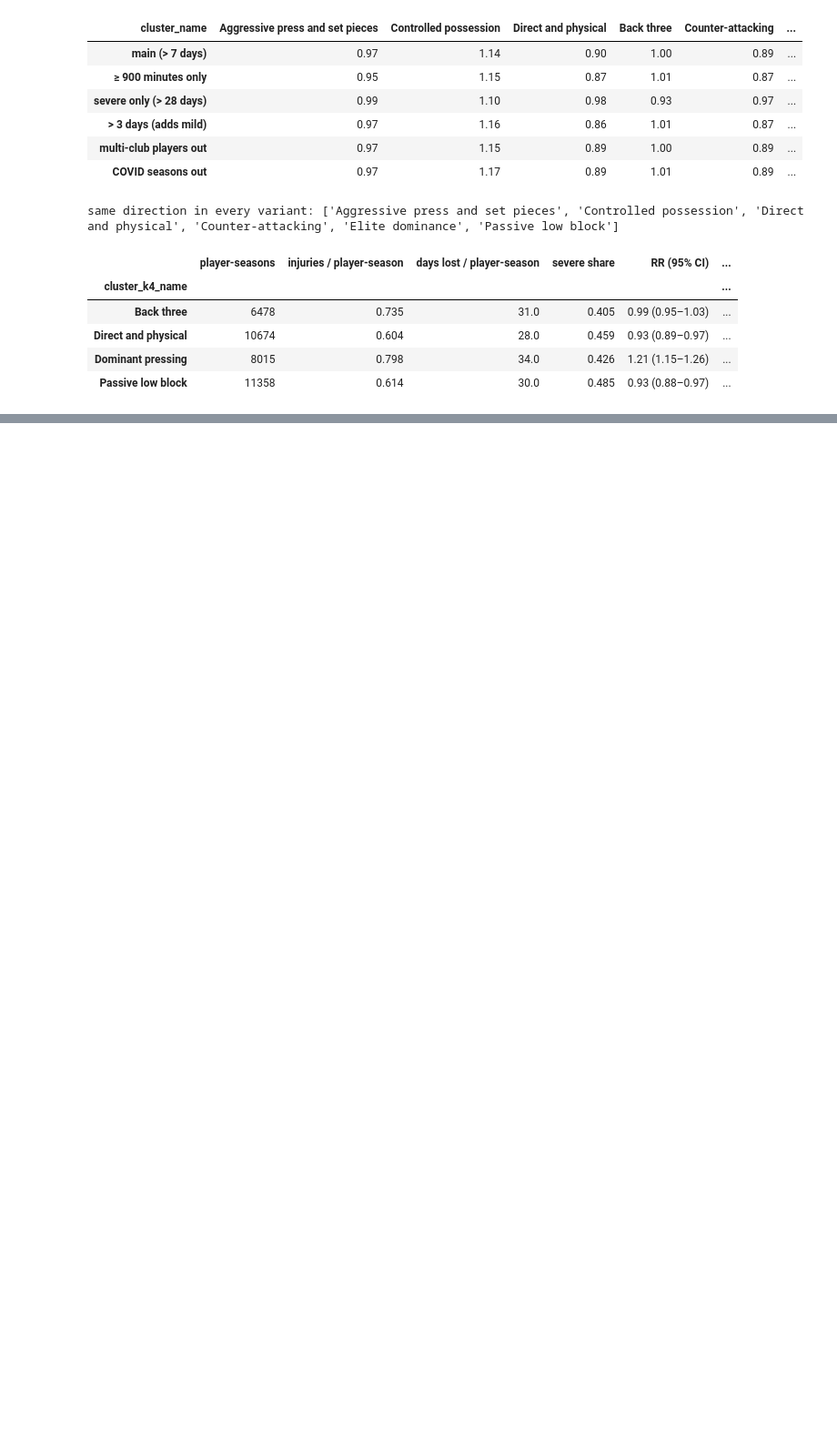
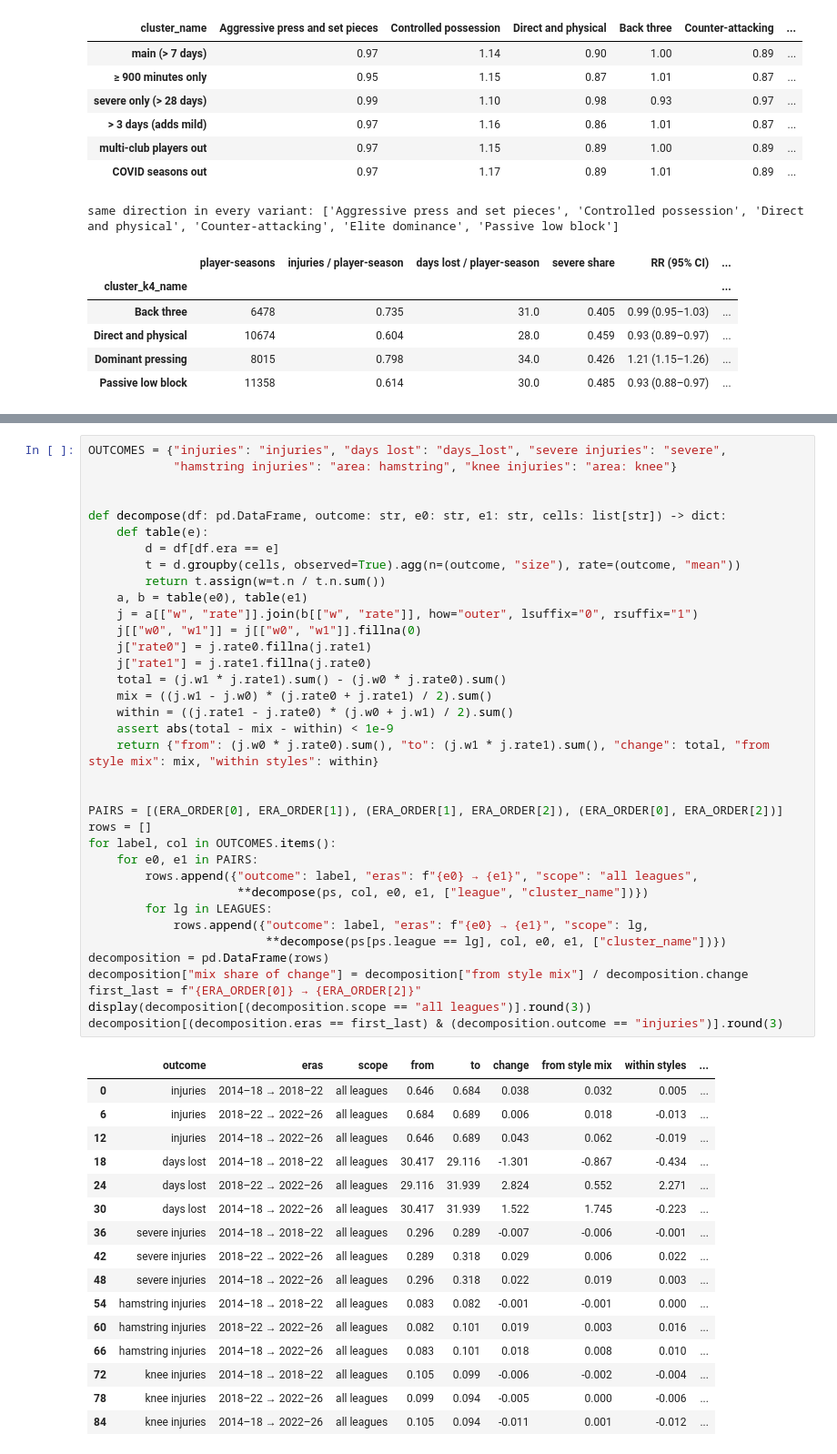
Before and after one commit to Mohammad99Shweiki/football-injuries, a Jupyter notebook: notebooks/05_injury_analysis.ipynb, the cells around one changed output, grey strips where cells are left out. Shown at 91% size. Drawn from its saved outputs; the diff is of its cells as text; blank space fills up the shorter version.

```diff
--- a/notebooks/05_injury_analysis.ipynb
+++ b/notebooks/05_injury_analysis.ipynb
@@ -758,0 +948,53 @@ wrote /Users/mohammadshweiki/Downloads/coding-projects/football-injuries/reports
+# %%
+OUTCOMES = {"injuries": "injuries", "days lost": "days_lost", "severe injuries": "severe",
+            "hamstring injuries": "area: hamstring", "knee injuries": "area: knee"}
+
+
+def decompose(df: pd.DataFrame, outcome: str, e0: str, e1: str, cells: list[str]) -> dict:
+    def table(e):
+        d = df[df.era == e]
+        t = d.groupby(cells, observed=True).agg(n=(outcome, "size"), rate=(outcome, "mean"))
+        return t.assign(w=t.n / t.n.sum())
+    a, b = table(e0), table(e1)
+    j = a[["w", "rate"]].join(b[["w", "rate"]], how="outer", lsuffix="0", rsuffix="1")
+    j[["w0", "w1"]] = j[["w0", "w1"]].fillna(0)
+    j["rate0"] = j.rate0.fillna(j.rate1)
+    j["rate1"] = j.rate1.fillna(j.rate0)
+    total = (j.w1 * j.rate1).sum() - (j.w0 * j.rate0).sum()
+    mix = ((j.w1 - j.w0) * (j.rate0 + j.rate1) / 2).sum()
+    within = ((j.rate1 - j.rate0) * (j.w0 + j.w1) / 2).sum()
+    assert abs(total - mix - within) < 1e-9
+    return {"from": (j.w0 * j.rate0).sum(), "to": (j.w1 * j.rate1).sum(), "change": total, "from style mix": mix, "within styles": within}
+
+
+PAIRS = [(ERA_ORDER[0], ERA_ORDER[1]), (ERA_ORDER[1], ERA_ORDER[2]), (ERA_ORDER[0], ERA_ORDER[2])]
+rows = []
+for label, col in OUTCOMES.items():
+    for e0, e1 in PAIRS:
+        rows.append({"outcome": label, "eras": f"{e0} → {e1}", "scope": "all leagues",
+                     **decompose(ps, col, e0, e1, ["league", "cluster_name"])})
+        for lg in LEAGUES:
+            rows.append({"outcome": label, "eras": f"{e0} → {e1}", "scope": lg,
+                         **decompose(ps[ps.league == lg], col, e0, e1, ["cluster_name"])})
+decomposition = pd.DataFrame(rows)
+decomposition["mix share of change"] = decomposition["from style mix"] / decomposition.change
+first_last = f"{ERA_ORDER[0]} → {ERA_ORDER[2]}"
+display(decomposition[(decomposition.scope == "all leagues")].round(3))
+decomposition[(decomposition.eras == first_last) & (decomposition.outcome == "injuries")].round(3)
+# %% [output]
+|  | outcome | eras | scope | from | to | change | from style mix | within styles | ... |
+| 0 | injuries | 2014–18 → 2018–22 | all leagues | 0.646 | 0.684 | 0.038 | 0.032 | 0.005 | ... |
+| 6 | injuries | 2018–22 → 2022–26 | all leagues | 0.684 | 0.689 | 0.006 | 0.018 | -0.013 | ... |
+| 12 | injuries | 2014–18 → 2022–26 | all leagues | 0.646 | 0.689 | 0.043 | 0.062 | -0.019 | ... |
+| 18 | days lost | 2014–18 → 2018–22 | all leagues | 30.417 | 29.116 | -1.301 | -0.867 | -0.434 | ... |
+| 24 | days lost | 2018–22 → 2022–26 | all leagues | 29.116 | 31.939 | 2.824 | 0.552 | 2.271 | ... |
+| 30 | days lost | 2014–18 → 2022–26 | all leagues | 30.417 | 31.939 | 1.522 | 1.745 | -0.223 | ... |
+| 36 | severe injuries | 2014–18 → 2018–22 | all leagues | 0.296 | 0.289 | -0.007 | -0.006 | -0.001 | ... |
+| 42 | severe injuries | 2018–22 → 2022–26 | all leagues | 0.289 | 0.318 | 0.029 | 0.006 | 0.022 | ... |
+| 48 | severe injuries | 2014–18 → 2022–26 | all leagues | 0.296 | 0.318 | 0.022 | 0.019 | 0.003 | ... |
+| 54 | hamstring injuries | 2014–18 → 2018–22 | all leagues | 0.083 | 0.082 | -0.001 | -0.001 | 0.000 | ... |
+| 60 | hamstring injuries | 2018–22 → 2022–26 | all leagues | 0.082 | 0.101 | 0.019 | 0.003 | 0.016 | ... |
+| 66 | hamstring injuries | 2014–18 → 2022–26 | all leagues | 0.083 | 0.101 | 0.018 | 0.008 | 0.010 | ... |
+| 72 | knee injuries | 2014–18 → 2018–22 | all leagues | 0.105 | 0.099 | -0.006 | -0.002 | -0.004 | ... |
+| 78 | knee injuries | 2018–22 → 2022–26 | all leagues | 0.099 | 0.094 | -0.005 | 0.000 | -0.006 | ... |
+| 84 | knee injuries | 2014–18 → 2022–26 | all leagues | 0.105 | 0.094 | -0.011 | 0.001 | -0.012 | ... |
```
Also changed, not shown: parts of 23 cells of this notebook, 8 other files.
